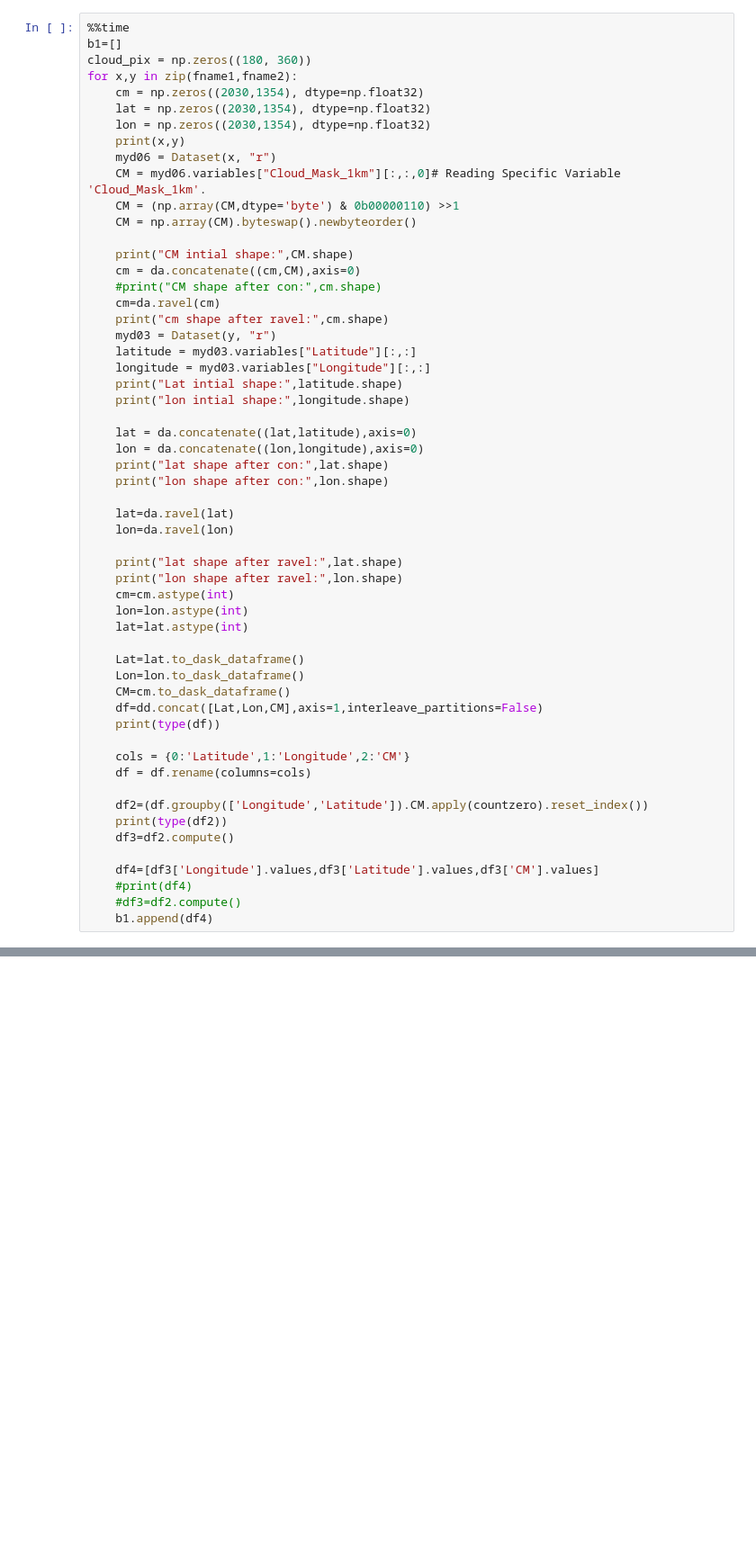
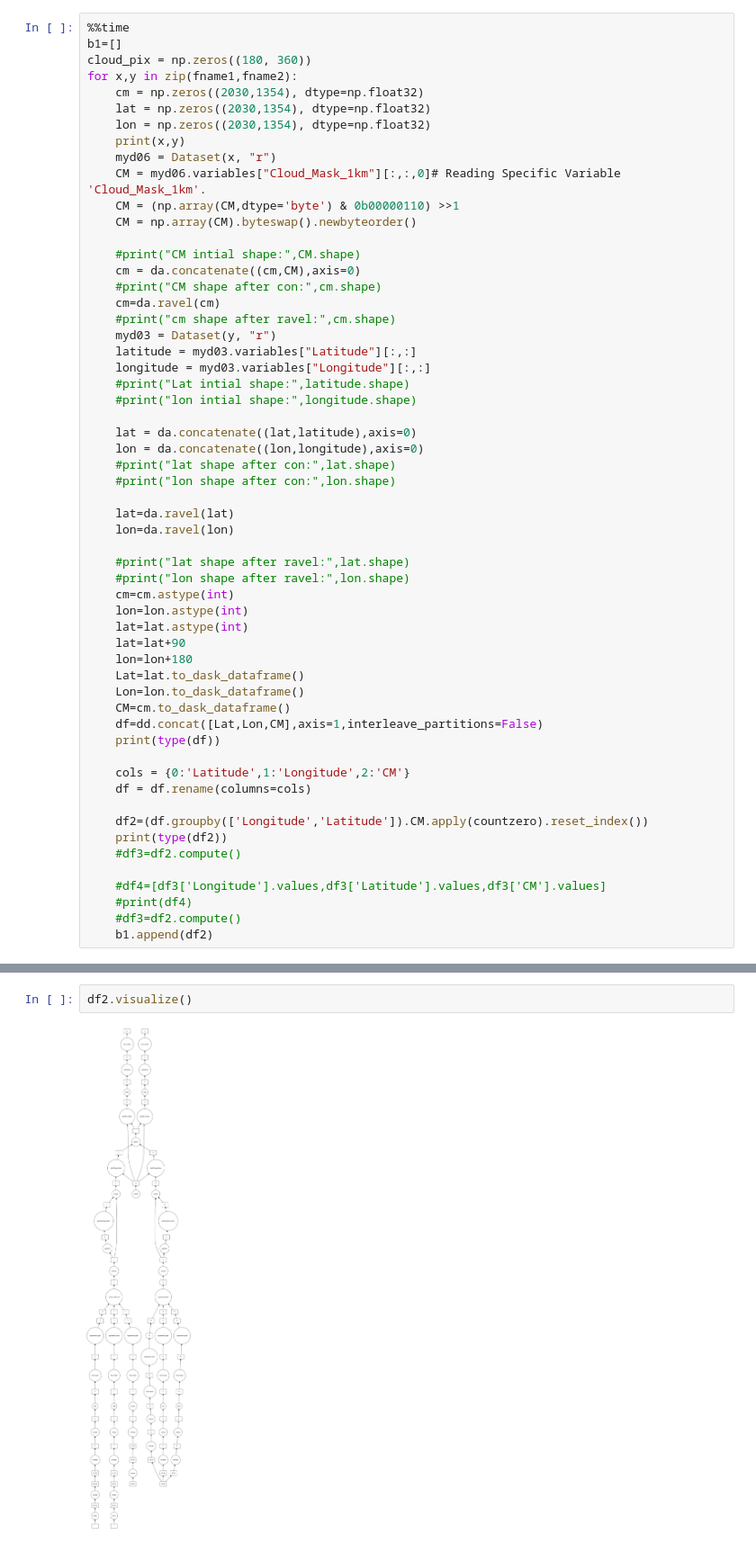
Before and after one commit to big-data-lab-umbc/MODIS_Aggregation, a Jupyter notebook: source/dask/dask_filewise.ipynb, the cells around one changed output, grey strips where cells are left out. Shown at 90% size. Saved outputs shown, nothing was run; the diff lists cells and outputs as text; blank space fills up the shorter version.

```diff
--- a/source/dask/dask_filewise.ipynb
+++ b/source/dask/dask_filewise.ipynb
@@ -151,31 +162,32 @@ for x,y in zip(fname1,fname2):
     CM = (np.array(CM,dtype='byte') & 0b00000110) >>1
     CM = np.array(CM).byteswap().newbyteorder()
 
-    print("CM intial shape:",CM.shape)
+    #print("CM intial shape:",CM.shape)
     cm = da.concatenate((cm,CM),axis=0)
     #print("CM shape after con:",cm.shape)
     cm=da.ravel(cm)
-    print("cm shape after ravel:",cm.shape)
+    #print("cm shape after ravel:",cm.shape)
     myd03 = Dataset(y, "r")
     latitude = myd03.variables["Latitude"][:,:]
     longitude = myd03.variables["Longitude"][:,:]
-    print("Lat intial shape:",latitude.shape)
-    print("lon intial shape:",longitude.shape)
+    #print("Lat intial shape:",latitude.shape)
+    #print("lon intial shape:",longitude.shape)
 
     lat = da.concatenate((lat,latitude),axis=0)
     lon = da.concatenate((lon,longitude),axis=0)
-    print("lat shape after con:",lat.shape)
-    print("lon shape after con:",lon.shape)
+    #print("lat shape after con:",lat.shape)
+    #print("lon shape after con:",lon.shape)
 
     lat=da.ravel(lat)
     lon=da.ravel(lon)
 
-    print("lat shape after ravel:",lat.shape)
-    print("lon shape after ravel:",lon.shape)
+    #print("lat shape after ravel:",lat.shape)
+    #print("lon shape after ravel:",lon.shape)
     cm=cm.astype(int)
     lon=lon.astype(int)
     lat=lat.astype(int)
-
+    lat=lat+90
+    lon=lon+180
     Lat=lat.to_dask_dataframe()
     Lon=lon.to_dask_dataframe()
     CM=cm.to_dask_dataframe()
@@ -187,11 +199,11 @@ for x,y in zip(fname1,fname2):
 
     df2=(df.groupby(['Longitude','Latitude']).CM.apply(countzero).reset_index())
     print(type(df2))
-    df3=df2.compute()
+    #df3=df2.compute()
 
-    df4=[df3['Longitude'].values,df3['Latitude'].values,df3['CM'].values]
+    #df4=[df3['Longitude'].values,df3['Latitude'].values,df3['CM'].values]
     #print(df4)
     #df3=df2.compute()
-    b1.append(df4)
+    b1.append(df2)
 # %% [output]
 /Users/dprakas1/Desktop/modis_files/MYD06_L2.A2008001.0000.006.2013341193524.hdf /Users/dprakas1/Desktop/modis_files/MYD03.A2008001.0000.006.2012066122450.hdf
@@ -263,0 +222,4 @@ for i in range(len(b1[2])):
+# %%
+df2.visualize()
+# %% [output]
+[figure, added]
```
Also changed, not shown: parts of 22 cells of this notebook.
